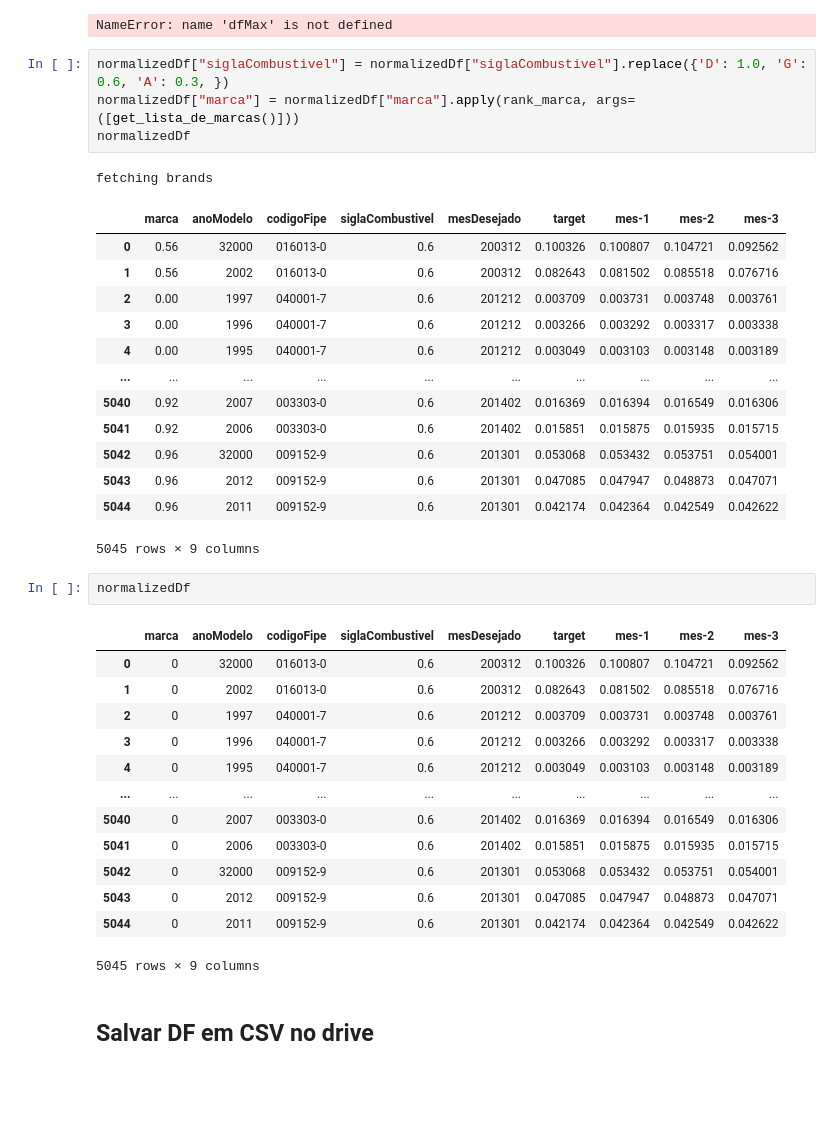
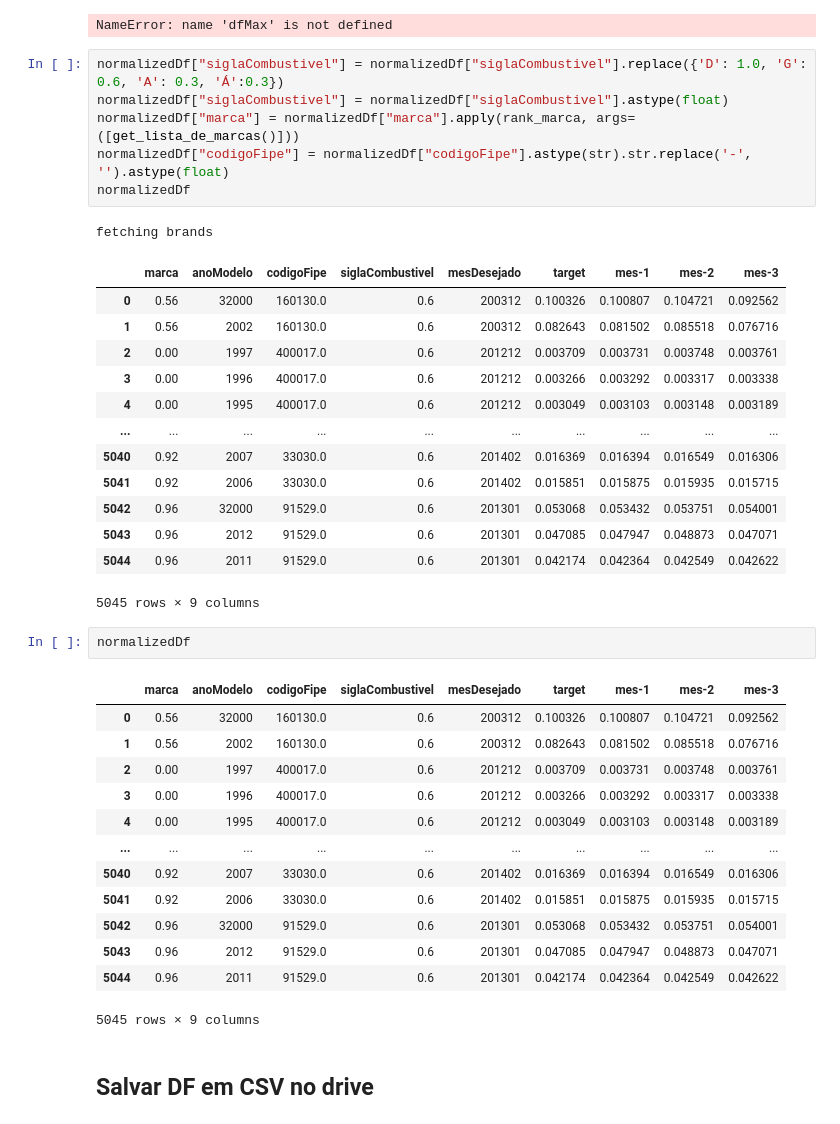
Before and after one commit to JoaoVitorSantiagoNogueira/case-brick-seguros, a Jupyter notebook: main.ipynb, the cells around one changed output. Drawn from its saved outputs; the diff is of its cells as text; blank space fills up the shorter version.

```diff
--- a/main.ipynb
+++ b/main.ipynb
@@ -420,39 +420,41 @@ normalizedDf = normalizedDf.drop(['modelo', "combustivel","tipoVeiculo","dataCon
 # %% [output]
 NameError: name 'dfMax' is not defined
 # %%
-normalizedDf["siglaCombustivel"] = normalizedDf["siglaCombustivel"].replace({'D': 1.0, 'G': 0.6, 'A': 0.3, })
+normalizedDf["siglaCombustivel"] = normalizedDf["siglaCombustivel"].replace({'D': 1.0, 'G': 0.6, 'A': 0.3, 'Á':0.3})
+normalizedDf["siglaCombustivel"] = normalizedDf["siglaCombustivel"].astype(float)
 normalizedDf["marca"] = normalizedDf["marca"].apply(rank_marca, args=([get_lista_de_marcas()]))
+normalizedDf["codigoFipe"] = normalizedDf["codigoFipe"].astype(str).str.replace('-', '').astype(float)
 normalizedDf
 # %% [output]
 fetching brands
 |  | marca | anoModelo | codigoFipe | siglaCombustivel | mesDesejado | target | mes-1 | mes-2 | mes-3 |
-| 0 | 0.56 | 32000 | 016013-0 | 0.6 | 200312 | 0.100326 | 0.100807 | 0.104721 | 0.092562 |
-| 1 | 0.56 | 2002 | 016013-0 | 0.6 | 200312 | 0.082643 | 0.081502 | 0.085518 | 0.076716 |
-| 2 | 0.00 | 1997 | 040001-7 | 0.6 | 201212 | 0.003709 | 0.003731 | 0.003748 | 0.003761 |
-| 3 | 0.00 | 1996 | 040001-7 | 0.6 | 201212 | 0.003266 | 0.003292 | 0.003317 | 0.003338 |
-| 4 | 0.00 | 1995 | 040001-7 | 0.6 | 201212 | 0.003049 | 0.003103 | 0.003148 | 0.003189 |
+| 0 | 0.56 | 32000 | 160130.0 | 0.6 | 200312 | 0.100326 | 0.100807 | 0.104721 | 0.092562 |
+| 1 | 0.56 | 2002 | 160130.0 | 0.6 | 200312 | 0.082643 | 0.081502 | 0.085518 | 0.076716 |
+| 2 | 0.00 | 1997 | 400017.0 | 0.6 | 201212 | 0.003709 | 0.003731 | 0.003748 | 0.003761 |
+| 3 | 0.00 | 1996 | 400017.0 | 0.6 | 201212 | 0.003266 | 0.003292 | 0.003317 | 0.003338 |
+| 4 | 0.00 | 1995 | 400017.0 | 0.6 | 201212 | 0.003049 | 0.003103 | 0.003148 | 0.003189 |
 | ... | ... | ... | ... | ... | ... | ... | ... | ... | ... |
-| 5040 | 0.92 | 2007 | 003303-0 | 0.6 | 201402 | 0.016369 | 0.016394 | 0.016549 | 0.016306 |
-| 5041 | 0.92 | 2006 | 003303-0 | 0.6 | 201402 | 0.015851 | 0.015875 | 0.015935 | 0.015715 |
-| 5042 | 0.96 | 32000 | 009152-9 | 0.6 | 201301 | 0.053068 | 0.053432 | 0.053751 | 0.054001 |
-| 5043 | 0.96 | 2012 | 009152-9 | 0.6 | 201301 | 0.047085 | 0.047947 | 0.048873 | 0.047071 |
-| 5044 | 0.96 | 2011 | 009152-9 | 0.6 | 201301 | 0.042174 | 0.042364 | 0.042549 | 0.042622 |
+| 5040 | 0.92 | 2007 | 33030.0 | 0.6 | 201402 | 0.016369 | 0.016394 | 0.016549 | 0.016306 |
+| 5041 | 0.92 | 2006 | 33030.0 | 0.6 | 201402 | 0.015851 | 0.015875 | 0.015935 | 0.015715 |
+| 5042 | 0.96 | 32000 | 91529.0 | 0.6 | 201301 | 0.053068 | 0.053432 | 0.053751 | 0.054001 |
+| 5043 | 0.96 | 2012 | 91529.0 | 0.6 | 201301 | 0.047085 | 0.047947 | 0.048873 | 0.047071 |
+| 5044 | 0.96 | 2011 | 91529.0 | 0.6 | 201301 | 0.042174 | 0.042364 | 0.042549 | 0.042622 |
 5045 rows × 9 columns
 # %%
 normalizedDf
 # %% [output]
 |  | marca | anoModelo | codigoFipe | siglaCombustivel | mesDesejado | target | mes-1 | mes-2 | mes-3 |
-| 0 | 0 | 32000 | 016013-0 | 0.6 | 200312 | 0.100326 | 0.100807 | 0.104721 | 0.092562 |
-| 1 | 0 | 2002 | 016013-0 | 0.6 | 200312 | 0.082643 | 0.081502 | 0.085518 | 0.076716 |
-| 2 | 0 | 1997 | 040001-7 | 0.6 | 201212 | 0.003709 | 0.003731 | 0.003748 | 0.003761 |
-| 3 | 0 | 1996 | 040001-7 | 0.6 | 201212 | 0.003266 | 0.003292 | 0.003317 | 0.003338 |
-| 4 | 0 | 1995 | 040001-7 | 0.6 | 201212 | 0.003049 | 0.003103 | 0.003148 | 0.003189 |
+| 0 | 0.56 | 32000 | 160130.0 | 0.6 | 200312 | 0.100326 | 0.100807 | 0.104721 | 0.092562 |
+| 1 | 0.56 | 2002 | 160130.0 | 0.6 | 200312 | 0.082643 | 0.081502 | 0.085518 | 0.076716 |
+| 2 | 0.00 | 1997 | 400017.0 | 0.6 | 201212 | 0.003709 | 0.003731 | 0.003748 | 0.003761 |
+| 3 | 0.00 | 1996 | 400017.0 | 0.6 | 201212 | 0.003266 | 0.003292 | 0.003317 | 0.003338 |
+| 4 | 0.00 | 1995 | 400017.0 | 0.6 | 201212 | 0.003049 | 0.003103 | 0.003148 | 0.003189 |
 | ... | ... | ... | ... | ... | ... | ... | ... | ... | ... |
-| 5040 | 0 | 2007 | 003303-0 | 0.6 | 201402 | 0.016369 | 0.016394 | 0.016549 | 0.016306 |
-| 5041 | 0 | 2006 | 003303-0 | 0.6 | 201402 | 0.015851 | 0.015875 | 0.015935 | 0.015715 |
-| 5042 | 0 | 32000 | 009152-9 | 0.6 | 201301 | 0.053068 | 0.053432 | 0.053751 | 0.054001 |
-| 5043 | 0 | 2012 | 009152-9 | 0.6 | 201301 | 0.047085 | 0.047947 | 0.048873 | 0.047071 |
-| 5044 | 0 | 2011 | 009152-9 | 0.6 | 201301 | 0.042174 | 0.042364 | 0.042549 | 0.042622 |
+| 5040 | 0.92 | 2007 | 33030.0 | 0.6 | 201402 | 0.016369 | 0.016394 | 0.016549 | 0.016306 |
+| 5041 | 0.92 | 2006 | 33030.0 | 0.6 | 201402 | 0.015851 | 0.015875 | 0.015935 | 0.015715 |
+| 5042 | 0.96 | 32000 | 91529.0 | 0.6 | 201301 | 0.053068 | 0.053432 | 0.053751 | 0.054001 |
+| 5043 | 0.96 | 2012 | 91529.0 | 0.6 | 201301 | 0.047085 | 0.047947 | 0.048873 | 0.047071 |
+| 5044 | 0.96 | 2011 | 91529.0 | 0.6 | 201301 | 0.042174 | 0.042364 | 0.042549 | 0.042622 |
 5045 rows × 9 columns
 # %% [markdown]
 ## Salvar DF em CSV no drive
```
Also changed, not shown: parts of 16 cells of this notebook.
